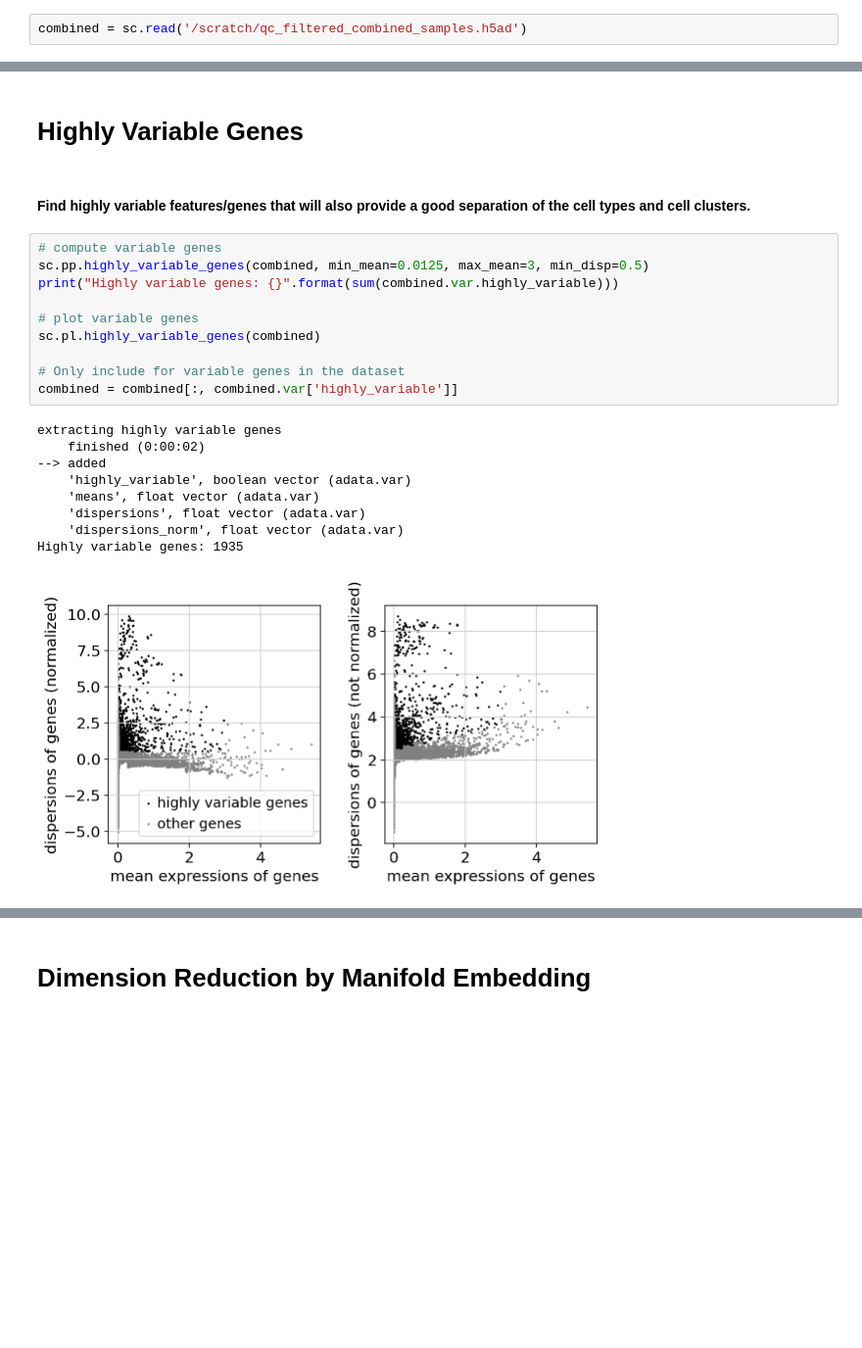
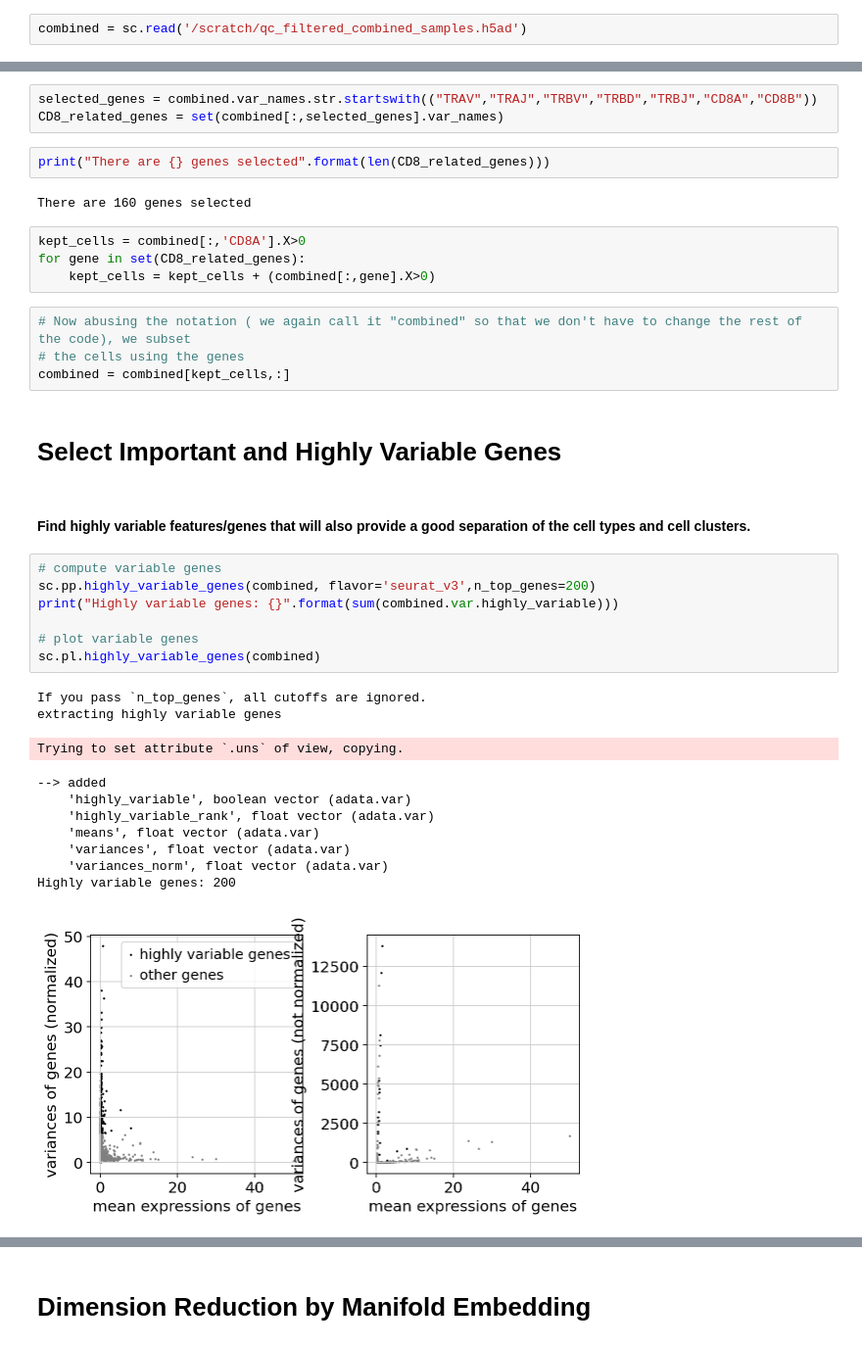
Before and after one commit to duke-chsi-informatics/iyer_tumor, a Jupyter notebook: part2_Dimension_Reduction_and_Manifold_Embedding.ipynb, the cells around one changed output, grey strips where cells are left out. Shown at 98% size. Drawn from its saved outputs; the diff is of its cells as text; blank space fills up the shorter version.

```diff
--- a/part2_Dimension_Reduction_and_Manifold_Embedding.ipynb
+++ b/part2_Dimension_Reduction_and_Manifold_Embedding.ipynb
@@ -32,24 +40,38 @@ normalizing by total count per cell
+# %%
+selected_genes = combined.var_names.str.startswith(("TRAV","TRAJ","TRBV","TRBD","TRBJ","CD8A","CD8B"))
+CD8_related_genes = set(combined[:,selected_genes].var_names)
+# %%
+print("There are {} genes selected".format(len(CD8_related_genes)))
+# %% [output]
+There are 160 genes selected
+# %%
+kept_cells = combined[:,'CD8A'].X>0
+for gene in set(CD8_related_genes):
+    kept_cells = kept_cells + (combined[:,gene].X>0)
+# %%
+# Now abusing the notation ( we again call it "combined" so that we don't have to change the rest of the code), we subset
+# the cells using the genes
+combined = combined[kept_cells,:]
 # %% [markdown]
-# Highly Variable Genes
+# Select Important and Highly Variable Genes
 # %% [markdown]
 #### Find highly variable features/genes that will also provide a good separation of the cell types and cell clusters.
 # %%
 # compute variable genes
-sc.pp.highly_variable_genes(combined, min_mean=0.0125, max_mean=3, min_disp=0.5)
+sc.pp.highly_variable_genes(combined, flavor='seurat_v3',n_top_genes=200)
 print("Highly variable genes: {}".format(sum(combined.var.highly_variable)))
 
 # plot variable genes
 sc.pl.highly_variable_genes(combined)
-
-# Only include for variable genes in the dataset
-combined = combined[:, combined.var['highly_variable']]
 # %% [output]
+If you pass `n_top_genes`, all cutoffs are ignored.
 extracting highly variable genes
-    finished (0:00:02)
---> added
-    'highly_variable', boolean vector (adata.var)
-    'means', float vector (adata.var)
-    'dispersions', float vector (adata.var)
-    'dispersions_norm', float vector (adata.var)
-Highly variable genes: 1935
+Trying to set attribute `.uns` of view, copying.
+--> added
+    'highly_variable', boolean vector (adata.var)
+    'highly_variable_rank', float vector (adata.var)
+    'means', float vector (adata.var)
+    'variances', float vector (adata.var)
+    'variances_norm', float vector (adata.var)
+Highly variable genes: 200
-[figure, old version]
+[figure, new version]
```
Also changed, not shown: parts of 45 cells of this notebook, 15 other files.
